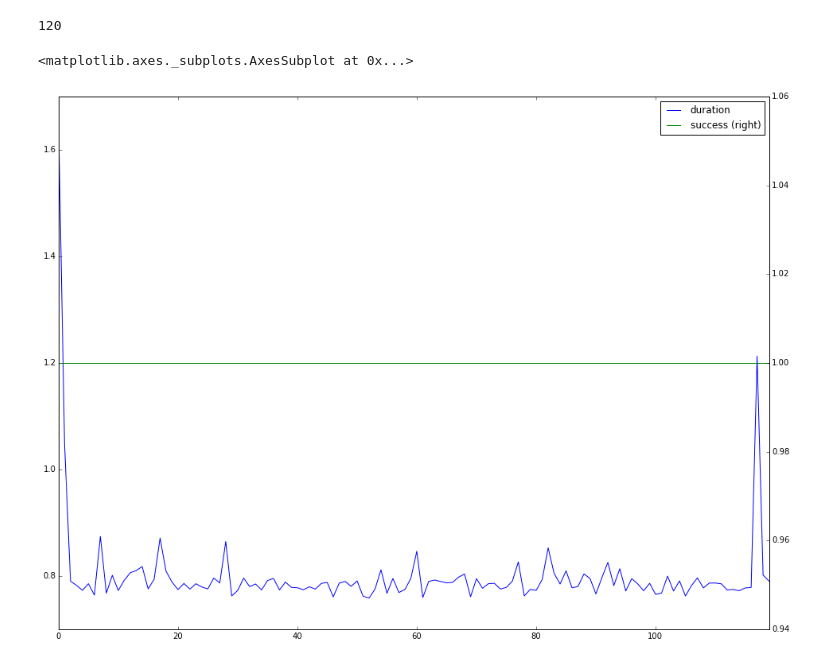
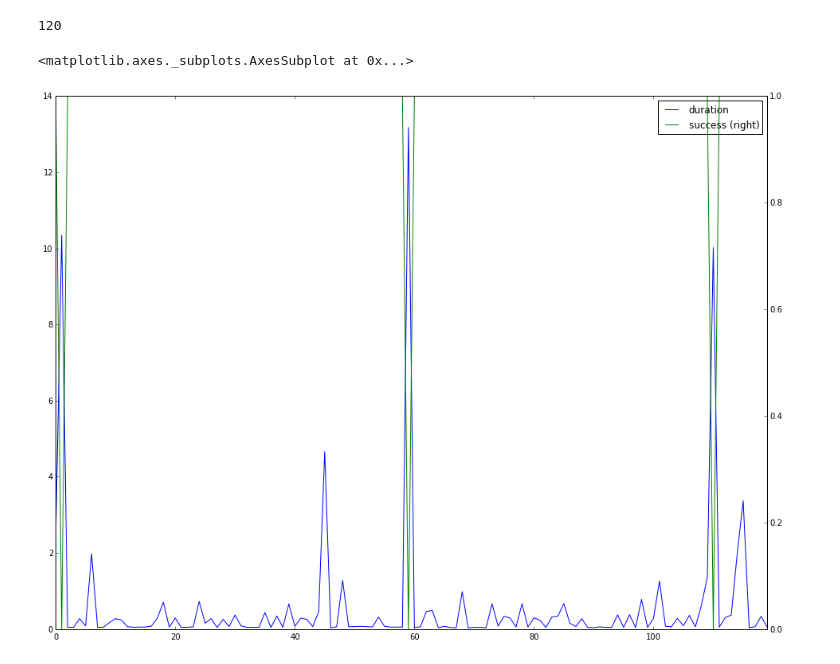
Before and after one commit to henadzit/webhealth, a Jupyter notebook: notebooks/website_failures.ipynb, the cells around one changed output. Drawn from its saved outputs; the diff is of its cells as text; code cells hidden in the pictures.

```diff
--- a/notebooks/website_failures.ipynb
+++ b/notebooks/website_failures.ipynb
@@ -4,38 +4,39 @@
 db='webhealth'
 username='root'
 password=''
-website='boticario.com.br'
+website='fashion.ifeng.com'
 
 import MySQLdb
 
 db = MySQLdb.connect(host='localhost',
                      user=username,
                      passwd=password,
                      db=db)
 c = db.cursor()
 
 c.execute('select reason, duration, end_time from metrics where website=%s', (website,))
 
 end_time_data = []
 success_data = []
 duration_data =[]
 for i in range(c.rowcount):
     reason, duration, end_time = c.fetchone()
     success = int(reason) == 0
     #end_time_data.append(int(end_time))
     success_data.append(int(success))
     duration_data.append(float(duration))
+c.close()
 
 print len(success_data)
 
 import pandas as pd
 
 df = pd.DataFrame({
         'success': pd.Series(success_data),
         'duration': pd.Series(duration_data)
     })
 df.plot(secondary_y='success', figsize=(16, 12))
 # %% [output]
 120
 <matplotlib.axes._subplots.AxesSubplot at 0x...>
-[figure, old version]
+[figure, new version]
```
Also changed, not shown: 3 other files.
